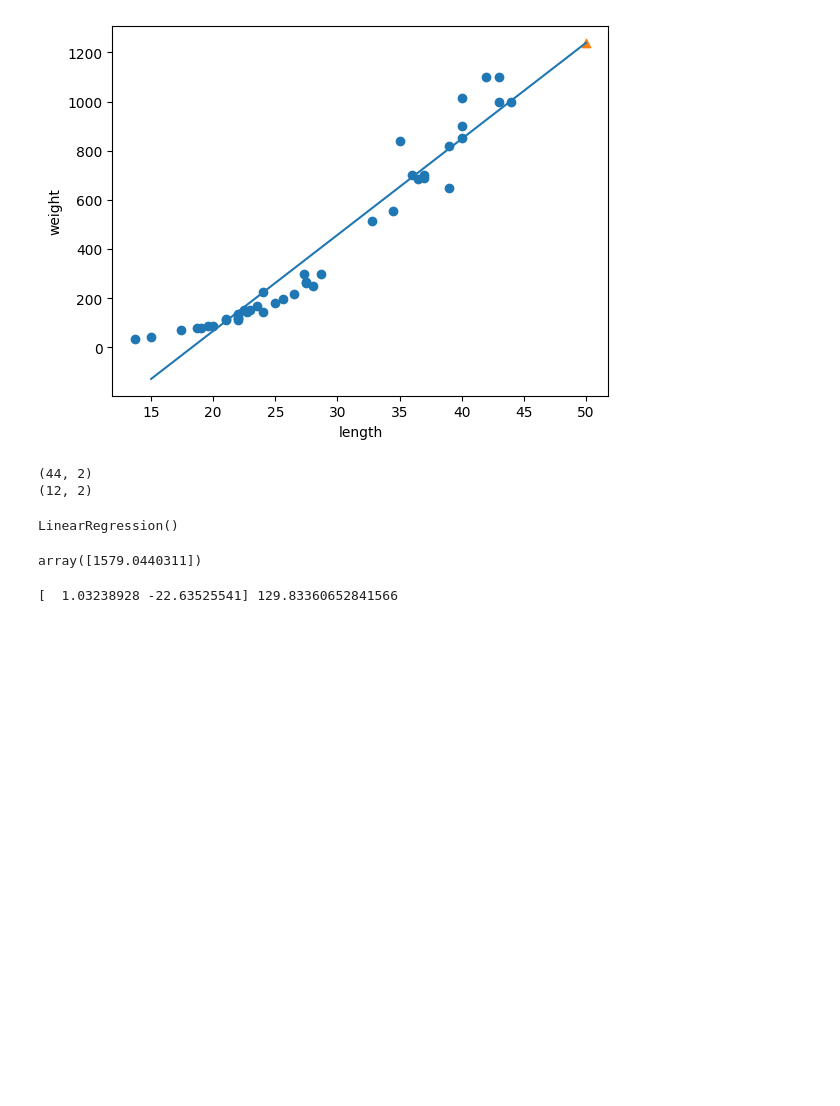
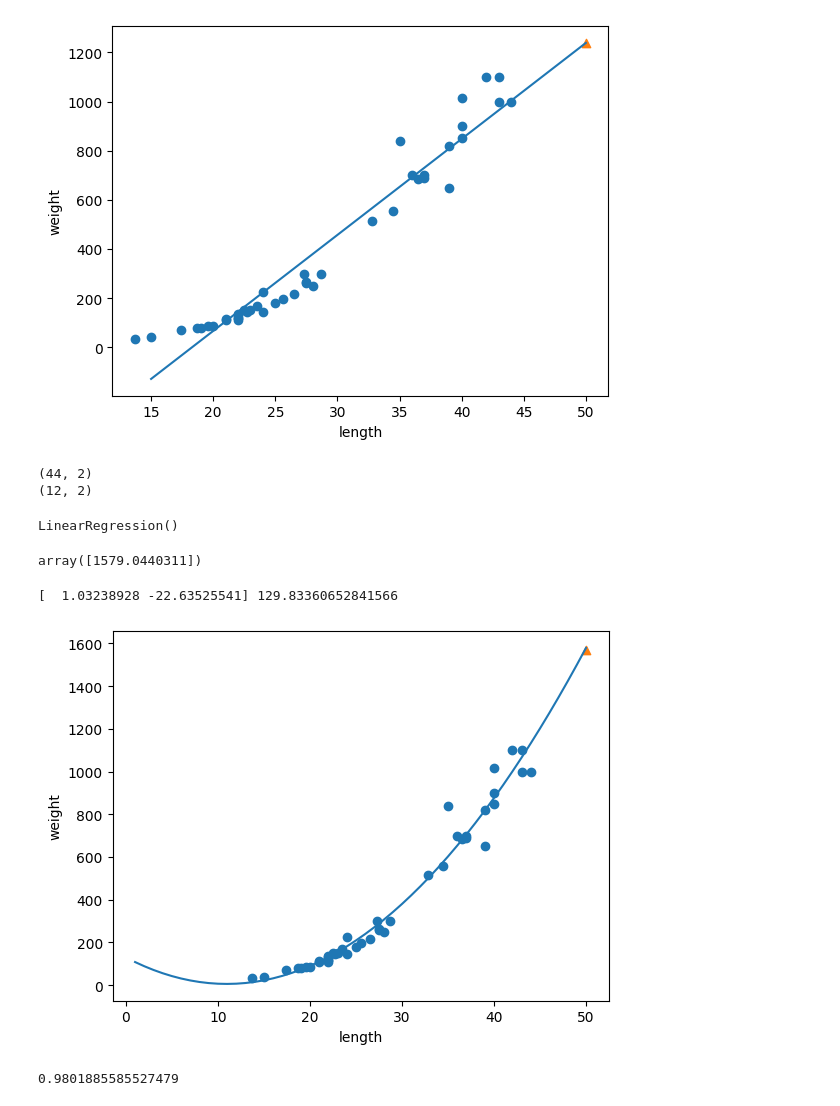
Before and after one commit to SongGunHo/testcode1, a Jupyter notebook: 머신 러닝/source/day04/ex01.ipynb, the cells around one changed output. Saved outputs shown, nothing was run; the diff lists cells and outputs as text; code cells hidden in the pictures; blank space fills up the shorter version.

```diff
--- a/머신 러닝/source/day04/ex01.ipynb
+++ b/머신 러닝/source/day04/ex01.ipynb
@@ -90,3 +90,17 @@ array([1579.0440311])
 print(lr.coef_, lr.intercept_)
 # %% [output]
 [  1.03238928 -22.63525541] 129.83360652841566
+# %%
+point = np.arange(1, 51)#  x 좌표 길이 -1 ~50
+plt.scatter(train_input, train_target)
+plt.scatter(50, 1570, marker='^')
+plt.plot(point, lr.coef_[0] * point ** 2 + lr.coef_[1] * point + lr.intercept_)
+plt.xlabel('length')
+plt.ylabel('weight')
+plt.show()
+# %% [output]
+[figure, added]
+# %%
+lr.score(test_poly, test_target)
+# %% [output]
+0.9801885585527479
```
Also changed, not shown: parts of 1 cell of this notebook, 32 other files.
